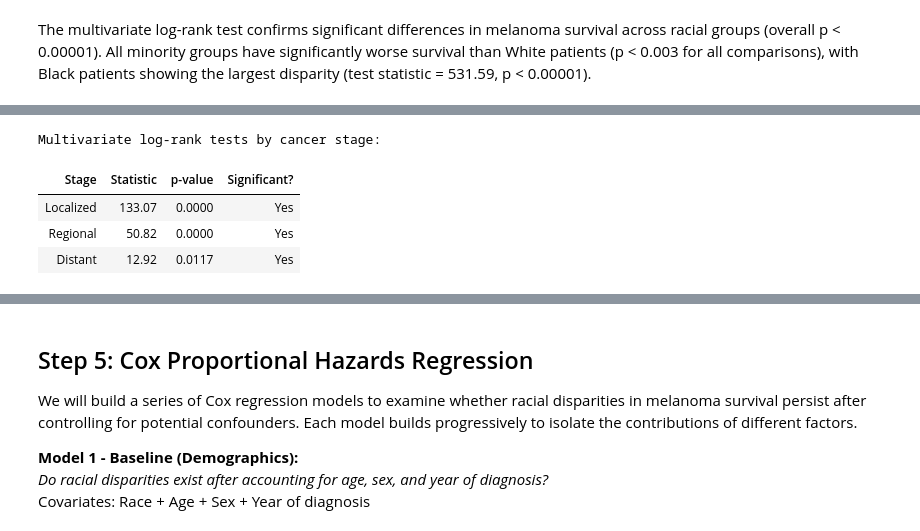
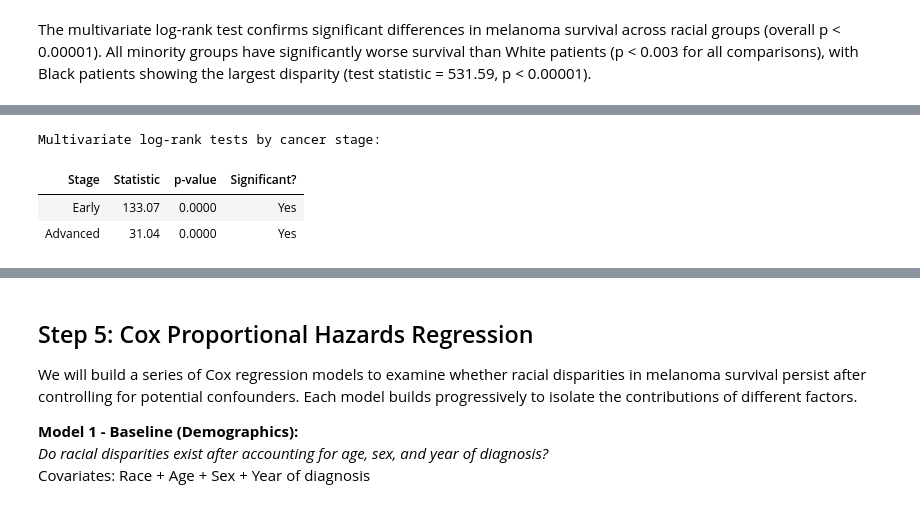
Before and after one commit to kpannoni/melanoma-project, a Jupyter notebook: notebooks/03_survival_analysis.ipynb, the cells around one changed output, grey strips where cells are left out. Saved outputs shown, nothing was run; the diff lists cells and outputs as text; code cells hidden in the pictures.

```diff
--- a/notebooks/03_survival_analysis.ipynb
+++ b/notebooks/03_survival_analysis.ipynb
@@ -353,15 +344,15 @@ Now we will create separte K-M survival curves by race for each cancer stage.
 # %%
 # Create figure with a subplot for each stage
-fig, axes = plt.subplots(1, 3, figsize=(16, 3), dpi=150, sharey=True)
+fig, axes = plt.subplots(1, 2, figsize=(12, 3), dpi=150, sharey=True)
 
 # order cancer stage by best to worst prognosis
-stages = ['Localized', 'Regional', 'Distant']
+stages = ['Early', 'Advanced']
 
 # loop over each stage to plot the K-M curve
 for idx, stage in enumerate(stages):
     ax = axes[idx] # get axis for current plot
     # pull the data for the current stage
-    stage_data = mel_data[mel_data['stage'] == stage]
+    stage_data = mel_data[mel_data['stage_category'] == stage]
 
     # Plot each race for the current stage
     for race in order:
@@ -404,6 +395,6 @@ fig.legend(handles, labels,
 sns.despine()
 
 # Save the the plot as a PNG image file
-plt.savefig('../images/km_curves_strat_by_stage.png', dpi=150, bbox_inches='tight')
+plt.savefig('../images/km_curves_strat_by_stage_category.png', dpi=150, bbox_inches='tight')
 plt.close()
 # %% [markdown]
@@ -429,79 +407,70 @@ Due to the low sample sizes for minority groups at distant stage, we will not pe
 # %%
-# Repeat the multivariate log rank test for each cancer stage
-# Empty list for the multivariate results
+# Create variables to store the results
 stage_stat_results = []
+pairwise_by_stage = {}  # Dictionary to store pairwise results by stage
 
-# Stages are already defined in a list, so we can loop over each stage
+# Loop over the two stages
 for stage in stages:
-    # Grab the data for the current stage
-    stage_data = mel_data[mel_data['stage'] == stage]
+    stage_data = mel_data[mel_data['stage_category'] == stage]
 
-    # Run multivariate test
+    # Run multivariate logrank test
     multi_result = multivariate_logrank_test(
-    stage_data['survival_months'],
-    stage_data['race_labels'],
-    stage_data['event']
-)
+        stage_data['survival_months'],
+        stage_data['race_labels'],
+        stage_data['event']
+    )
 
-    # Append the results to the table
+    # Append to multivariate results
     stage_stat_results.append({
-        'Stage': f'{stage}',
+        'Stage': stage,
         'Statistic': f'{multi_result.test_statistic:.2f}',
         'p-value': f'{multi_result.p_value:.4f}',
         'Significant?': 'Yes' if multi_result.p_value < 0.05 else 'No'
-        })
+    })
 
-    # If significant, do pairwise comparisons for Regional stage only
-    if stage == 'Regional' and result.p_value < 0.05:
-        # Get the data for White patients at the regional stage
+    # If significant, do pairwise comparisons
+    if multi_result.p_value < 0.05:
+
+        # define the reference data
         white_data = stage_data[stage_data['race_labels'] == 'White']
-
-        # to store the pairwise results
         pairwise_results = []
 
-        # Loop over every other race to compare to the White data
+        # loop over each race to compare
         for race in ['Black', 'Asian or Pacific Islander', 'Hispanic', 'American Indian/Alaska Native']:
-            race_data = stage_data[stage_data['race_labels'] == race] # get the comparison race
+            race_data = stage_data[stage_data['race_labels'] == race]
 
-            # run the log rank test
+            # do the logrank test
             result = logrank_test(
                 durations_A=white_data['survival_months'],
                 durations_B=race_data['survival_months'],
                 event_observed_A=white_data['event'],
                 event_observed_B=race_data['event']
             )
 
-            # Append the results to the list
+            # Get the results of the pairwise test
             pairwise_results.append({
                 'Comparison': f'{race} vs White',
                 'Statistic': f'{result.test_statistic:.2f}',
                 'p-value': f'{result.p_value:.4f}',
                 'Significant?': 'Yes' if result.p_value < 0.05 else 'No'
             })
 
-# Display the multivariate results as clean table
+        # Store results for this stage in the dictionary
+        pairwise_by_stage[stage] = pd.DataFrame(pairwise_results)
+
+# Print out the final results
+print("Multivariate log-rank tests by cancer stage:\n")
 stage_stats_df = pd.DataFrame(stage_stat_results)
-print("Multivariate log-rank tests by cancer stage:\n")
 display(stage_stats_df.style.hide(axis="index"))
-
-# If regional stage is significant, print the pairwise results
-if stage_stats_df["Significant?"][1] == "Yes":
-    print("\nThe multivariate test was significant at the regional stage. \nPairwise log-rank comparisons across race have been done for this stage.\n")
-    # Save the regional stage pairwise results as a dataframe
-    pairwise_results_df = pd.DataFrame(pairwise_results)
-    print("Regional stage pairwise log-rank results:\n")
-    display(pairwise_results_df.style.hide(axis="index"))
-else:
-    print("The multivariate test was not significant for the regional stage, thus pairwise log-rank comparisons were not done.")
-
-# Save the multivariate test resuls as a CSV file
 stage_stats_df.to_csv('../data/logrank_by_stage_results.csv', index=False)
 
-# Save the pairwise test resuls for regional stage as a CSV file
-pairwise_results_df.to_csv('../data/logrank_by_stage_pairwise_regional.csv', index=False)
+# Then print pairwise results for each stage
+for stage, pairwise_df in pairwise_by_stage.items():
+    print(f"\n{stage} stage pairwise log-rank results:\n")
+    display(pairwise_df.style.hide(axis="index"))
+    pairwise_df.to_csv(f'../data/Logrank_{stage}_stage_pairwise_summary.csv', index=False)
 # %% [output]
 Multivariate log-rank tests by cancer stage:
 | Stage | Statistic | p-value | Significant? |
-| Localized | 133.07 | 0.0000 | Yes |
-| Regional | 50.82 | 0.0000 | Yes |
-| Distant | 12.92 | 0.0117 | Yes |
+| Early | 133.07 | 0.0000 | Yes |
+| Advanced | 31.04 | 0.0000 | Yes |
```
Also changed, not shown: parts of 14 cells of this notebook, 3 other files.
